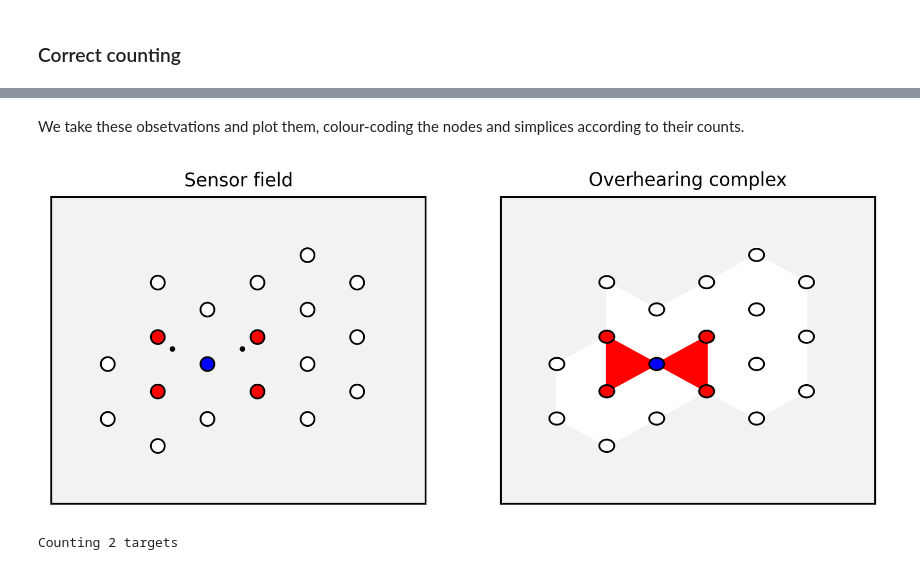
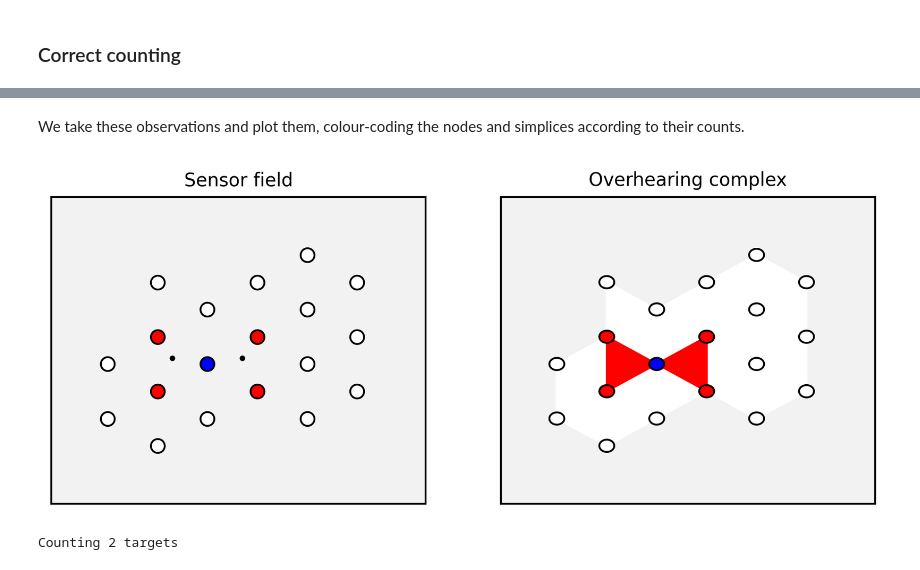
Before and after one commit to simoninireland/sensor-playground, a Jupyter notebook: euler.ipynb, the cells around one changed output, grey strips where cells are left out. Drawn from its saved outputs; the diff is of its cells as text; code cells hidden in the pictures.

```diff
--- a/euler.ipynb
+++ b/euler.ipynb
@@ -189,7 +299,7 @@ lattice.deleteSimplices([24, 25])
 # %% [markdown]
 We position simple sensors at the remaining vertices.
 # %%
-latticeSensors = []
+latticeSensors = SensorPlayground()
 for i in lattice.simplicesOfOrder(0):
-    s = SimpleSensor((pos[i][0], pos[i][1]), 0.15, id=i)
-    latticeSensors.append(s)
+    s = SimpleSensor(0.12, id=i)
+    latticeSensors.addSensor(s, (pos[i][0], pos[i][1]))
@@ -240,6 +310,9 @@ def makeObservations(ss, ts, c, attr = 'count'):
 # %%
-t1 = offset(pos, 15, (0.04, -0.04))
-t2 = offset(pos, 16, (-0.04, -0.04))
+correctCount = deepcopy(latticeSensors)
+
+t1 = offset(pos, 15, (0.04, -0.07))
+t2 = offset(pos, 16, (-0.04, -0.07))
 # %%
-goodCount1 = deepcopy(lattice)
-makeObservations(latticeSensors, [t1, t2], goodCount1)
+# build the overhearing structure and extract the metric
+correctCountEstimator = EulerEstimator(correctCount)
+correctCountMetric = correctCountEstimator.metric()
@@ -246,26 +329,26 @@ makeObservations(latticeSensors, [t1, t2], goodCount1)
 # %% [markdown]
-We take these obsetvations and plot them, colour-coding the nodes and simplices according to their counts.
+We take these observations and plot them, colour-coding the nodes and simplices according to their counts.
 # %%
 col = {}
 palette = ['w', 'r', 'b']
 for s in latticeSensors:
-    col[s.id()] = palette[goodCount1[s.id()]['count']]
+    col[s.id()] = palette[correctCountMetric[s.id()]]
 # %%
 fig, axs = plt.subplots(nrows=1, ncols=2, figsize=(8, 3))
 
 # draw the sensor field
-drawField(latticeSensors, ts=[t1, t2], ax=axs[0],
+drawField(correctCount, ts=[t1, t2], ax=axs[0],
           showSensorLabels=False, showSensorFields=False,
           showSensors=True, sensorColour='k', sensorSize=15, sensorFilled=True, sensorFillColour=col,
           showTargets=True, targetMarker='o', targetColour='k')
 axs[0].set_title('Sensor field')
 
 # draw the overhearing complex
-drawComplex(goodCount1, pos, ax=axs[1],
-             simplexColour=lambda c, s, k: palette[goodCount1[s]['count']])
+drawComplex(correctCountEstimator.overhearing(), pos, ax=axs[1],
+            simplexColour=lambda c, s, k: palette[correctCountMetric[s]])
 axs[1].set_title('Overhearing complex')
 
 plt.show()
 # %% [output]
-[figure, old version]
+[figure, new version]
 # %%
```
Also changed, not shown: parts of 37 cells of this notebook, 2 other files.
